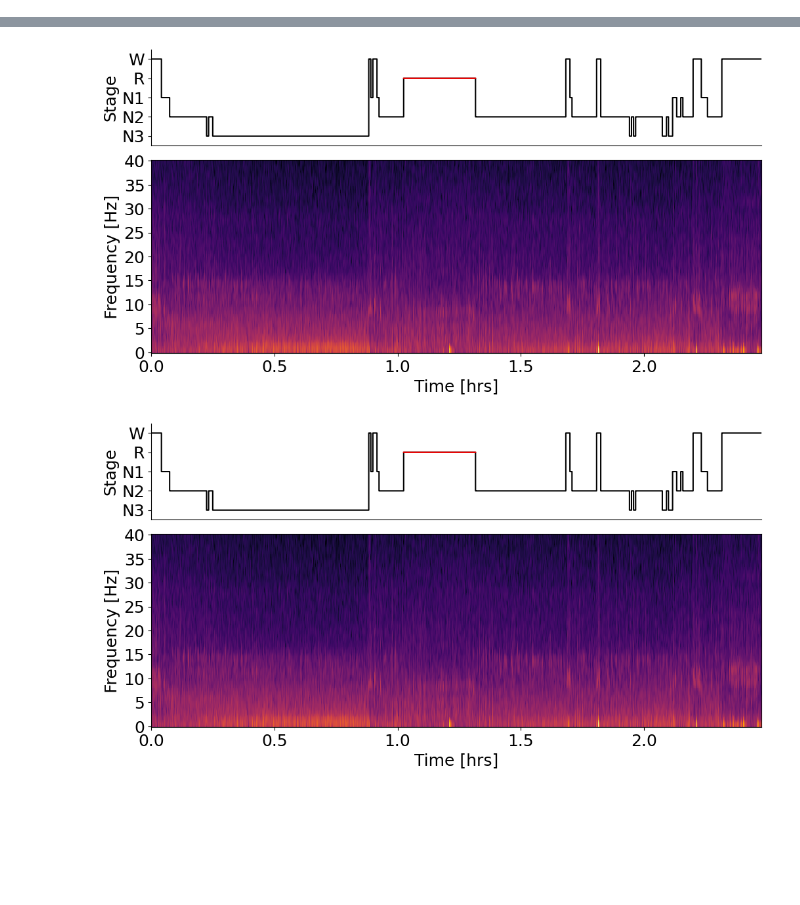
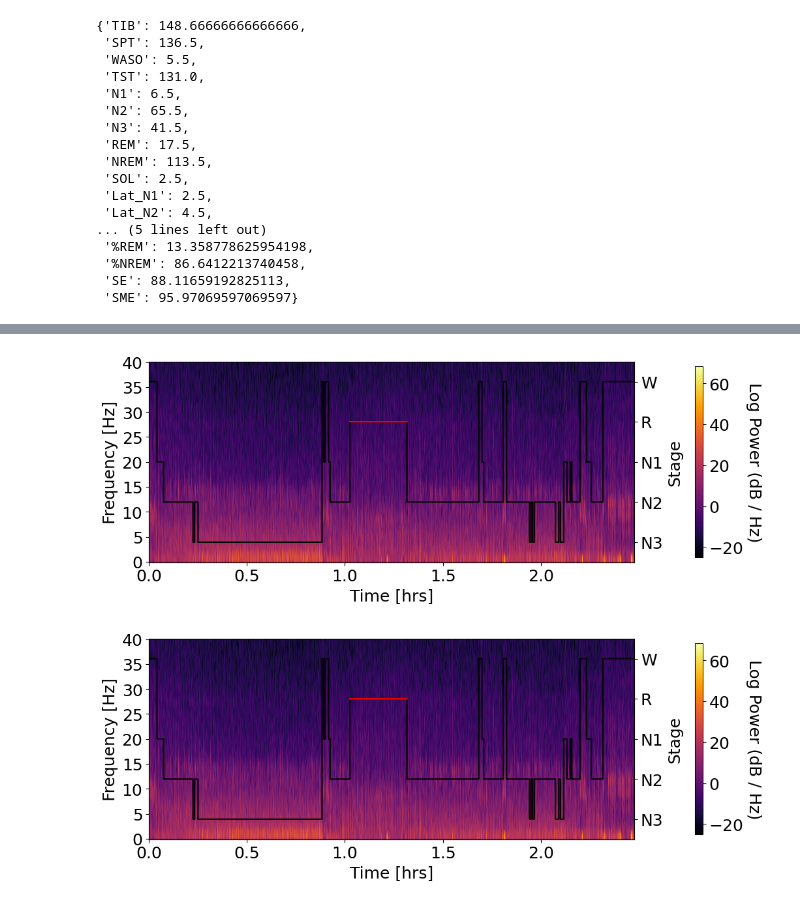
Before and after one commit to NirLab-TAU/sleepeegpy, a Jupyter notebook: test.ipynb, the cells around one changed output, grey strips where cells are left out. Cells and saved outputs as stored; diff of their text form; code cells hidden in the pictures; blank space fills up the shorter version.

Commit message:
Have been implemented: - Sleep stats - Dict with stages and indices, including multiple indices per stage, being passed to the PSD method now - Overlapping hypnospectrogram

```diff
--- a/test.ipynb
+++ b/test.ipynb
@@ -6,7 +6,12 @@ mff_filename = 'nap_data/HZ4/HZ4_SLEEP_20210629_132715.mff'
 hypno_filename = 'scored_nap_data/HZ4-SharonsScore-oldFormat.txt'
 subject_code = 'HZ4'
 # %%
-pipe = Pipe(subject_code, parent_dir+mff_filename, parent_dir+'plots', parent_dir+hypno_filename)
+pipe = Pipe(
+    subject_code=subject_code,
+    path_to_mff=parent_dir+mff_filename,
+    output_directory=parent_dir+subject_code,
+    path_to_hypno=parent_dir+hypno_filename,
+    sf_hypno=1)
 # %% [output]
 Reading EGI MFF Header from D:\Yuval\nap_data\HZ4\HZ4_SLEEP_20210629_132715.mff...
     Reading events ...
@@ -14,3 +20,23 @@ Reading EGI MFF Header from D:\Yuval\nap_data\HZ4\HZ4_SLEEP_20210629_132715.mff.
+# %%
+pipe.sleep_stats(save_to_csv=False)
+# %% [output]
+{'TIB': 148.66666666666666,
+ 'SPT': 136.5,
+ 'WASO': 5.5,
+ 'TST': 131.0,
+ 'N1': 6.5,
+ 'N2': 65.5,
+ 'N3': 41.5,
+ 'REM': 17.5,
+ 'NREM': 113.5,
+ 'SOL': 2.5,
+ 'Lat_N1': 2.5,
+ 'Lat_N2': 4.5,
+... (5 lines left out)
+ '%REM': 13.358778625954198,
+ '%NREM': 86.6412213740458,
+ 'SE': 88.11659192825113,
+ 'SME': 95.97069597069597}
 # %%
-pipe.plot_hypnospectrogram('E101', save=False)
+pipe.plot_hypnospectrogram('E101', overlap=True, save=False)
 # %% [output]
@@ -18,2 +43,2 @@ pipe.plot_hypnospectrogram('E101', save=False)
-[figure, old version]
+[figure, new version]
-[figure, old version]
+[figure, new version]
```
Also changed, not shown: parts of 6 cells of this notebook, 1 other file.
